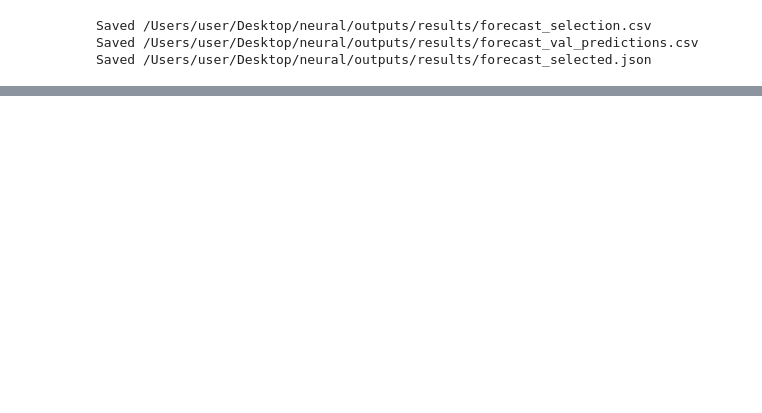
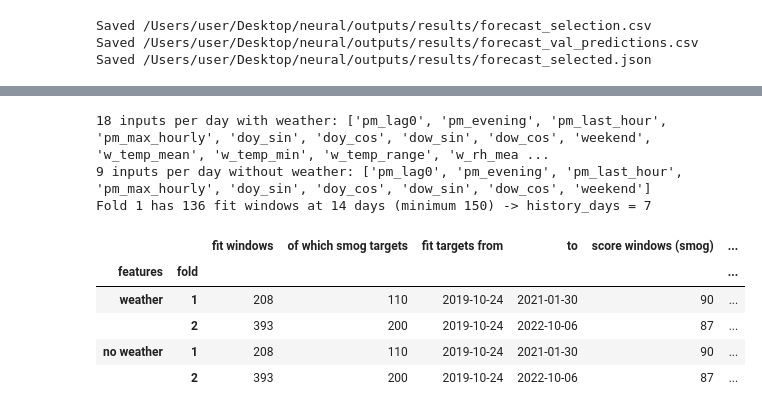
Before and after one commit to Annjnk/Neural-Networks-Prescriptive-Analytics-Project, a Jupyter notebook: notebooks/2_forecasting_models.ipynb, the cells around one changed output, grey strips where cells are left out. Saved outputs shown, nothing was run; the diff lists cells and outputs as text; code cells hidden in the pictures; blank space fills up the shorter version.

```diff
--- a/notebooks/05_forecast_models.ipynb
+++ b/notebooks/2_forecasting_models.ipynb
@@ -442,0 +468,33 @@ Saved /Users/user/Desktop/neural/outputs/results/forecast_selected.json
+# %%
+feat = pd.read_csv(ROOT / "data" / "processed" / "features_8160.csv", parse_dates=["date", "target_date"])
+m = cfg["forecast"]["models"]
+cols_w = sequence.sequence_columns(feat, cfg, weather=True)
+cols_nw = sequence.sequence_columns(feat, cfg, weather=False)
+FEATS = {"weather": cols_w, "no weather": cols_nw}
+AVAIL = {"weather": None, "no weather": cols_w}            # shared windows for the ablation
+print(f"{len(cols_w)} inputs per day with weather: {cols_w}")
+print(f"{len(cols_nw)} inputs per day without weather: {cols_nw}")
+
+T, n1 = sequence.history_days_rule(feat, cfg)
+print(f"Fold 1 has {n1} fit windows at {cfg['forecast']['history_days']} days "
+      f"(minimum {m['lstm_min_fit_sequences']}) -> history_days = {T}")
+# %% [output]
+18 inputs per day with weather: ['pm_lag0', 'pm_evening', 'pm_last_hour', 'pm_max_hourly', 'doy_sin', 'doy_cos', 'dow_sin', 'dow_cos', 'weekend', 'w_temp_mean', 'w_temp_min', 'w_temp_range', 'w_rh_mea ...
+9 inputs per day without weather: ['pm_lag0', 'pm_evening', 'pm_last_hour', 'pm_max_hourly', 'doy_sin', 'doy_cos', 'dow_sin', 'dow_cos', 'weekend']
+Fold 1 has 136 fit windows at 14 days (minimum 150) -> history_days = 7
+# %%
+by_date = feat.set_index("date")
+folds = {fs: sequence.sequence_folds(feat, FEATS[fs], T, cfg, AVAIL[fs]) for fs in FEATS}
+assert all(a[3].equals(b[3]) and a[6].equals(b[6]) for a, b in zip(folds["weather"], folds["no weather"]))
+one = pd.Timedelta(days=1)
+display(pd.DataFrame([{"features": fs, "fold": k, "fit windows": len(df), "of which smog targets": int(by_date.loc[df, "smog"].sum()),
+                       "fit targets from": (df.min() + one).date(), "to": (df.max() + one).date(),
+                       "score windows (smog)": len(ds), "score targets from": (ds.min() + one).date(), "to ": (ds.max() + one).date()}
+                      for fs in FEATS for k, Xf, yf, df, Xs, ys, ds in folds[fs]]).set_index(["features", "fold"]))
+# %% [output]
+|  |  | fit windows | of which smog targets | fit targets from | to | score windows (smog) | ... |
+| features | fold |  |  |  |  |  | ... |
+| weather | 1 | 208 | 110 | 2019-10-24 | 2021-01-30 | 90 | ... |
+|  | 2 | 393 | 200 | 2019-10-24 | 2022-10-06 | 87 | ... |
+| no weather | 1 | 208 | 110 | 2019-10-24 | 2021-01-30 | 90 | ... |
+|  | 2 | 393 | 200 | 2019-10-24 | 2022-10-06 | 87 | ... |
```
Also changed, not shown: parts of 29 cells of this notebook, 15 other files.
